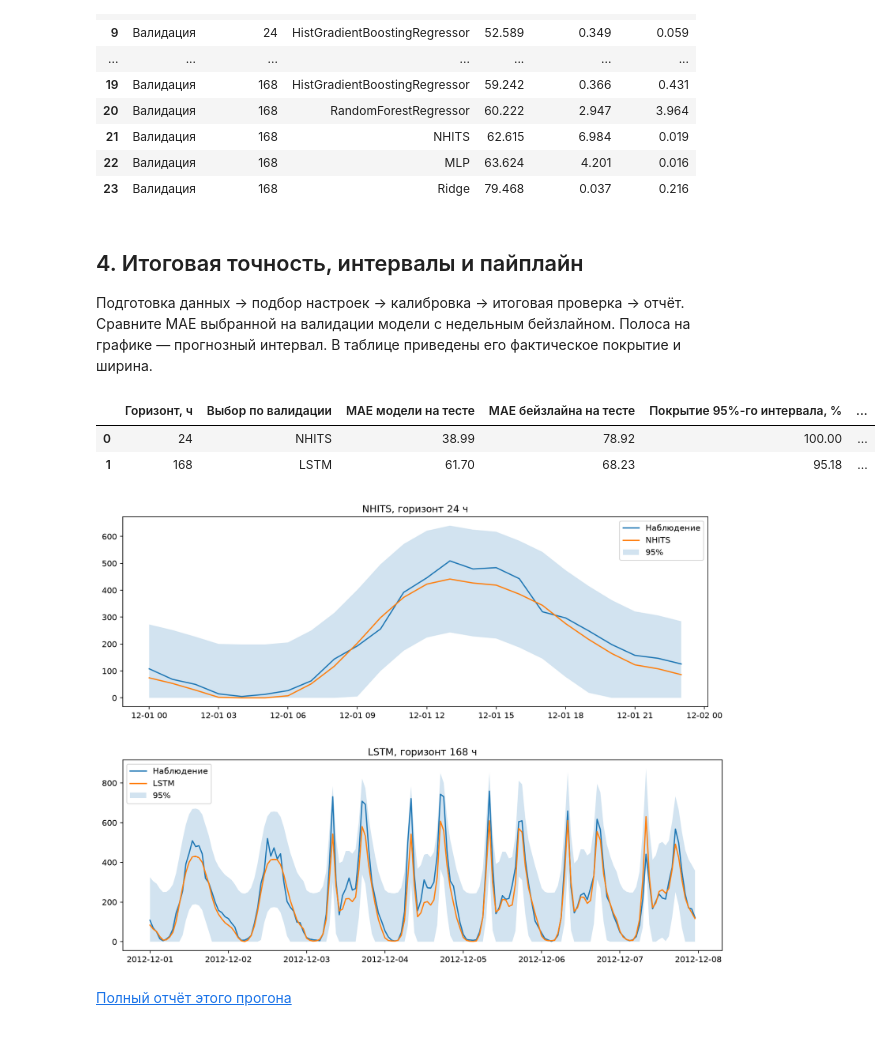
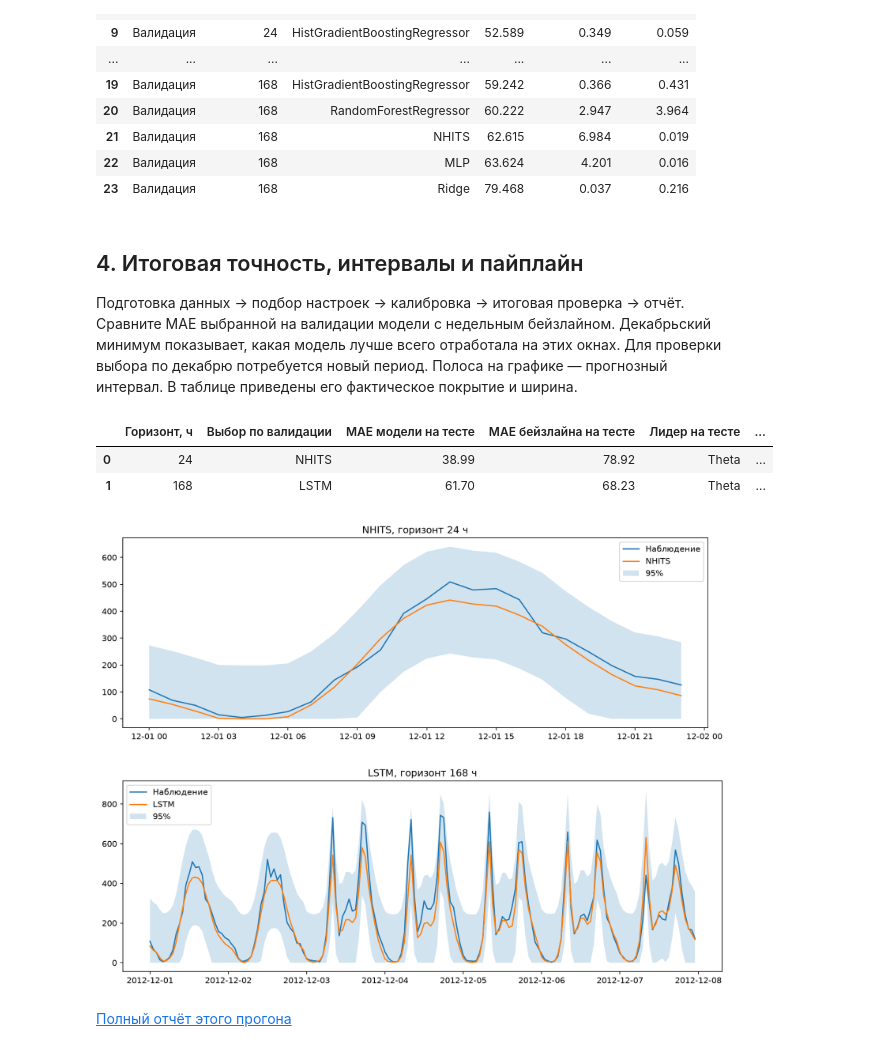
Before and after one commit to Deshp666/time_series_task, a Jupyter notebook: study_full.ipynb, the cells around one changed output. Cells and saved outputs as stored; diff of their text form; code cells hidden in the pictures.

```diff
--- a/study_full.ipynb
+++ b/study_full.ipynb
@@ -146,38 +146,40 @@ show_scores(["ML", "DL"])
 # %% [markdown]
 ## 4. Итоговая точность, интервалы и пайплайн
 
-Подготовка данных → подбор настроек → калибровка → итоговая проверка → отчёт. Сравните MAE выбранной на валидации модели с недельным бейзлайном. Полоса на графике — прогнозный интервал. В таблице приведены его фактическое покрытие и ширина.
+Подготовка данных → подбор настроек → калибровка → итоговая проверка → отчёт. Сравните MAE выбранной на валидации модели с недельным бейзлайном. Декабрьский минимум показывает, какая модель лучше всего отработала на этих окнах. Для проверки выбора по декабрю потребуется новый период. Полоса на графике — прогнозный интервал. В таблице приведены его фактическое покрытие и ширина.
 # %%
 coverage_path = folder / "coverage_by_window.csv"
 if scores.empty or "test" not in set(scores.phase) or not coverage_path.is_file():
     print("Декабрьские метрики и прогнозные интервалы появятся после полного прогона.")
 else:
     coverage = pd.read_csv(coverage_path)
     comparison = []
     for h, validation in scores[scores.phase == "validation"].groupby("horizon"):
         leader = validation.sort_values(["MAE", "model"]).iloc[0].model
         tested = scores[(scores.horizon == h) & (scores.phase == "test")].set_index("model")
         if leader not in tested.index or "SeasonalNaive" not in tested.index:
             continue
         intervals = coverage[(coverage.horizon == h) & (coverage.model == leader)
                              & (coverage.level == 0.95)]
         comparison.append({"Горизонт, ч": h, "Выбор по валидации": leader,
                            "MAE модели на тесте": tested.loc[leader, "MAE"],
                            "MAE бейзлайна на тесте": tested.loc["SeasonalNaive", "MAE"],
+                           "Лидер на тесте": tested.MAE.idxmin(),
+                           "Минимальный MAE на тесте": tested.MAE.min(),
                            "Покрытие 95%-го интервала, %": 100 * intervals.coverage.mean(),
                            "Средняя ширина": intervals.mean_width.mean()})
     if comparison:
         display(pd.DataFrame(comparison).round(2))
         for row in comparison:
             h = row["Горизонт, ч"]
             show_figure(f"forecast_{row['Выбор по валидации']}_{h}.png")
 if (folder / "REPORT.md").is_file():
     report = (folder / "REPORT.md").relative_to(root).as_posix()
     display(Markdown(f"[Полный отчёт этого прогона]({report})"))
 # %% [output]
-|  | Горизонт, ч | Выбор по валидации | MAE модели на тесте | MAE бейзлайна на тесте | Покрытие 95%-го интервала, % | ... |
-| 0 | 24 | NHITS | 38.99 | 78.92 | 100.00 | ... |
-| 1 | 168 | LSTM | 61.70 | 68.23 | 95.18 | ... |
+|  | Горизонт, ч | Выбор по валидации | MAE модели на тесте | MAE бейзлайна на тесте | Лидер на тесте | ... |
+| 0 | 24 | NHITS | 38.99 | 78.92 | Theta | ... |
+| 1 | 168 | LSTM | 61.70 | 68.23 | Theta | ... |
 [figure]
 [figure]
 [Полный отчёт этого прогона](artifacts/full/REPORT.md)
```
Also changed, not shown: 2 other files.
